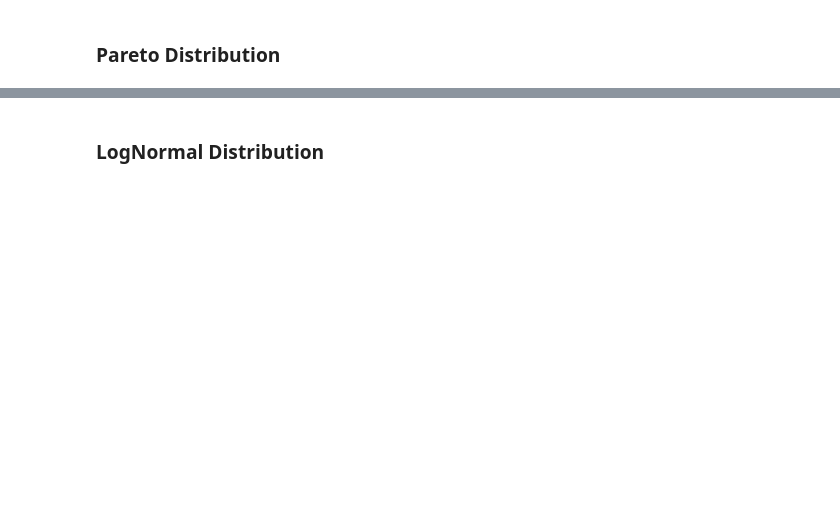
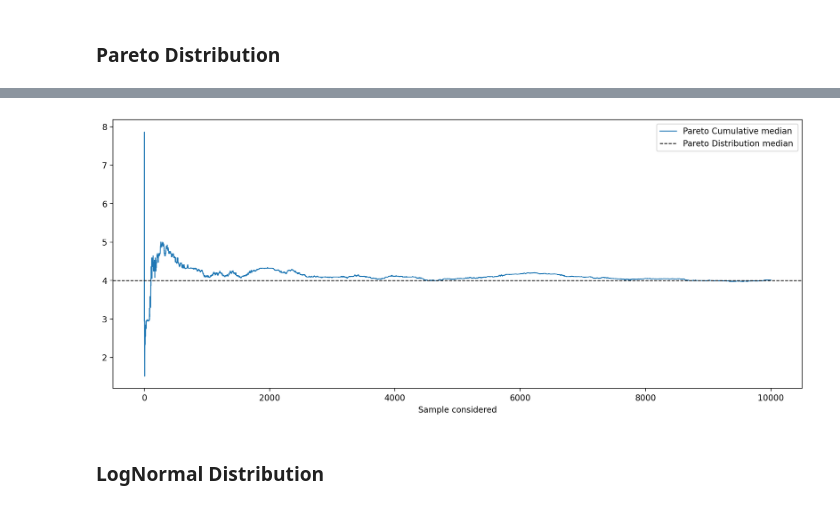
Before and after one commit to natasha0301/02467Assignment1, a Jupyter notebook: 02467 Assignment 1.ipynb, the cells around one changed output, grey strips where cells are left out. Cells and saved outputs as stored; diff of their text form; code cells hidden in the pictures; blank space fills up the shorter version.

```diff
--- a/02467 Assignment 1.ipynb
+++ b/02467 Assignment 1.ipynb
@@ -502,2 +502,11 @@ plt.show()
+# %%
+fig,ax=plt.subplots(figsize=(15,6), dpi=200)
+ax.plot(x_axis,pareto_median,label="Pareto Cumulative median ")
+ax.axhline(median_p, color='k', linestyle='dashed', linewidth=1,label="Pareto Distribution median")
+ax.set_xlabel("Sample considered")
+ax.legend()
+plt.show()
+# %% [output]
+[figure, added]
 # %% [markdown]
 ### LogNormal Distribution
```
Also changed, not shown: parts of 16 cells of this notebook.
